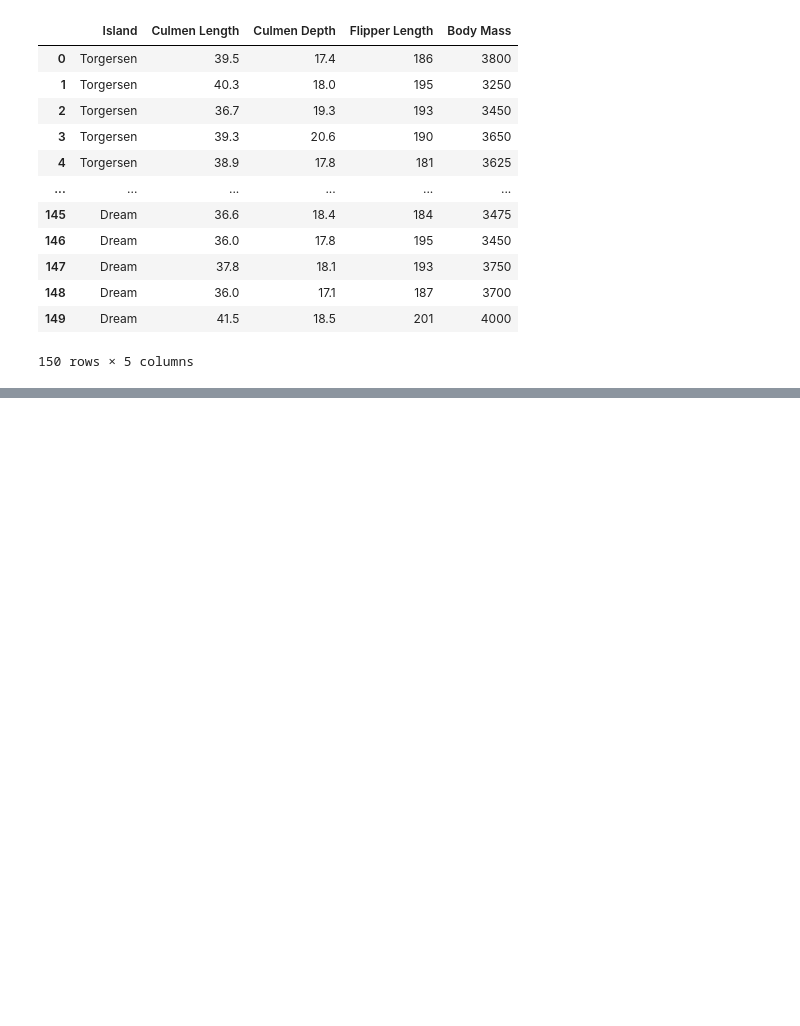
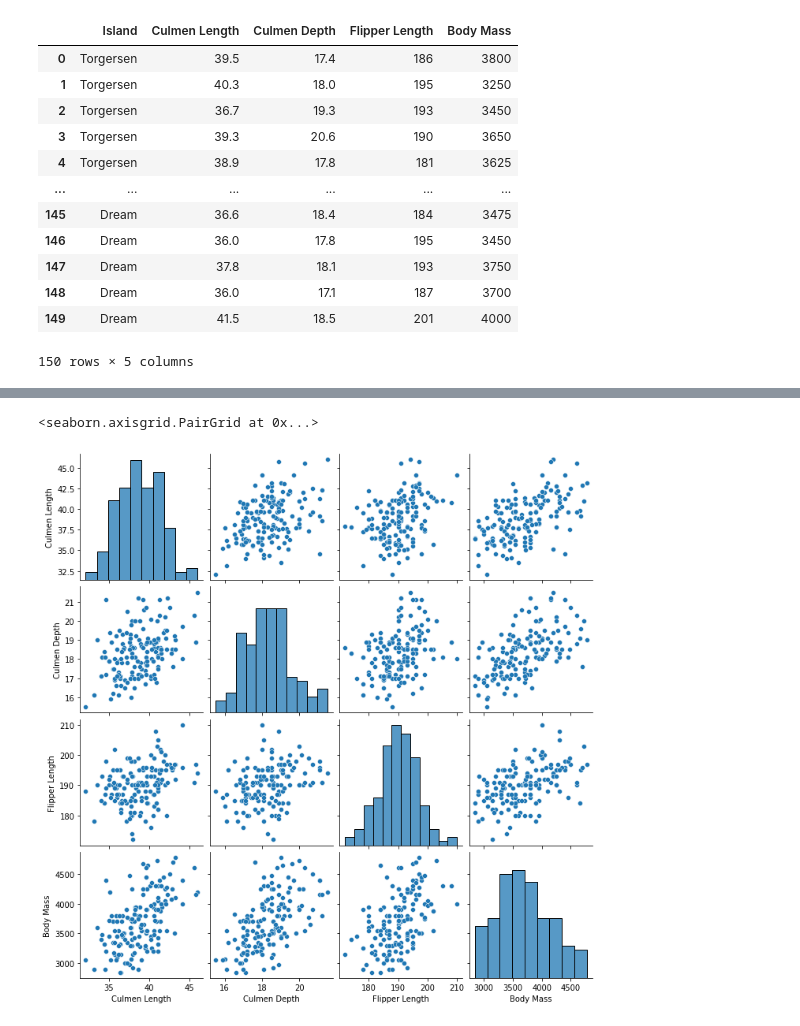
Before and after one commit to Overdin/Class-Assignments, a Jupyter notebook: EDA_Assignment_Day_1.ipynb, the cells around one changed output, grey strips where cells are left out. Saved outputs shown, nothing was run; the diff lists cells and outputs as text; code cells hidden in the pictures; blank space fills up the shorter version.

```diff
--- a/EDA_Assignment_Day_1.ipynb
+++ b/EDA_Assignment_Day_1.ipynb
@@ -36,0 +85,5 @@ Penguins
+# %%
+sns.pairplot(Penguins)
+# %% [output]
+<seaborn.axisgrid.PairGrid at 0x...>
+[figure, added]
```
Also changed, not shown: parts of 6 cells of this notebook.
